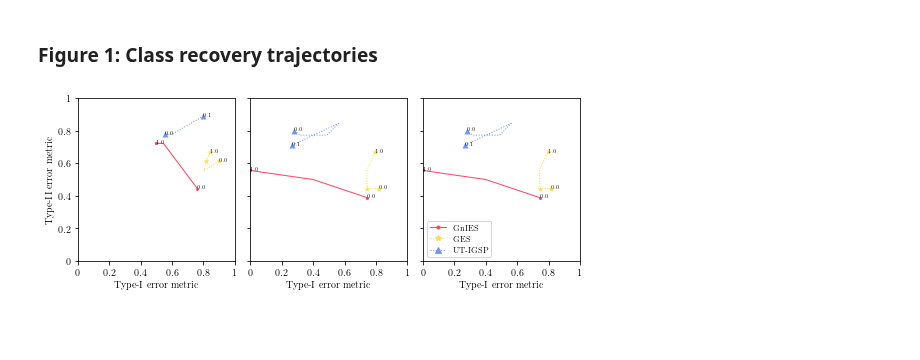
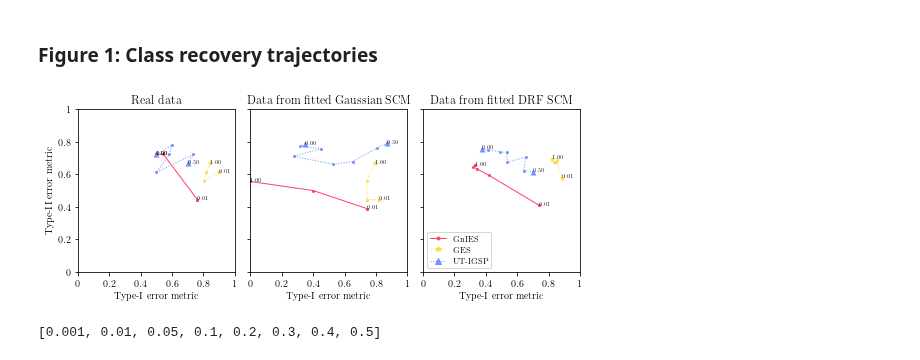
Before and after one commit to juangamella/gnies-paper, a Jupyter notebook: figure_sachs_experiments.ipynb, the cells around one changed output. Cells and saved outputs as stored; diff of their text form; code cells hidden in the pictures; blank space fills up the shorter version.

```diff
--- a/figure_sachs_experiments.ipynb
+++ b/figure_sachs_experiments.ipynb
@@ -88,19 +88,18 @@ gnies_y_drf = np.nanmean(gnies_metrics_drf[metrics.type_2_structc], axis=(0,3))
 # %% [markdown]
 **UT-IGSP**
 # %%
-ut_igsp_args, ut_igsp_results, _, ut_igsp_metrics_real, ut_igsp_lambdas = load_results(directory_real, 'ut_igsp')
-ut_igsp_args, ut_igsp_results, _, ut_igsp_metrics_gauss, ut_igsp_lambdas = load_results(directory_gauss, 'ut_igsp')
-ut_igsp_args, ut_igsp_results, _, ut_igsp_metrics_drf, ut_igsp_lambdas = load_results(directory_drf, 'ut_igsp')
+ut_igsp_args, ut_igsp_results, _, ut_igsp_metrics_real, ut_igsp_alphas_real = load_results(directory_real, 'ut_igsp',lambdas_idx=1)
+ut_igsp_args, ut_igsp_results, _, ut_igsp_metrics_gauss, ut_igsp_alphas_gauss = load_results(directory_gauss, 'ut_igsp',lambdas_idx=1)
+ut_igsp_args, ut_igsp_results, _, ut_igsp_metrics_drf, ut_igsp_alphas_drf = load_results(directory_drf, 'ut_igsp',lambdas_idx=1)
 
-idx = range(len(ut_igsp_lambdas))
-ut_igsp_x_real = np.nanmean(ut_igsp_metrics_real[metrics.type_1_structc], axis=(0,4))[idx,idx]
-ut_igsp_y_real = np.nanmean(ut_igsp_metrics_real[metrics.type_2_structc], axis=(0,4))[idx,idx]
+ut_igsp_x_real = np.nanmean(ut_igsp_metrics_real[metrics.type_1_structc], axis=(0,4))[:,0]
+ut_igsp_y_real = np.nanmean(ut_igsp_metrics_real[metrics.type_2_structc], axis=(0,4))[:,0]
 
-ut_igsp_x_gauss = np.nanmean(ut_igsp_metrics_gauss[metrics.type_1_structc], axis=(0,4))[idx,idx]
-ut_igsp_y_gauss = np.nanmean(ut_igsp_metrics_gauss[metrics.type_2_structc], axis=(0,4))[idx,idx]
+ut_igsp_x_gauss = np.nanmean(ut_igsp_metrics_gauss[metrics.type_1_structc], axis=(0,4))[:,0]
+ut_igsp_y_gauss = np.nanmean(ut_igsp_metrics_gauss[metrics.type_2_structc], axis=(0,4))[:,0]
 
-ut_igsp_x_drf = np.nanmean(ut_igsp_metrics_drf[metrics.type_1_structc], axis=(0,4))[idx,idx]
-ut_igsp_y_drf = np.nanmean(ut_igsp_metrics_drf[metrics.type_2_structc], axis=(0,4))[idx,idx]
+ut_igsp_x_drf = np.nanmean(ut_igsp_metrics_drf[metrics.type_1_structc], axis=(0,4))[:,0]
+ut_igsp_y_drf = np.nanmean(ut_igsp_metrics_drf[metrics.type_2_structc], axis=(0,4))[:,0]
 
 (ut_igsp_metrics_real[metrics.success_metric].mean()
  ,ut_igsp_metrics_gauss[metrics.success_metric].mean()
@@ -180,11 +178,11 @@ print_names = {'gnies': 'GnIES',
 
 def plot_metric(ax, values_x, values_y, lambdas, method, points, text):
     ax.plot(values_x, values_y, color=color[method], linestyle=style[method], **lineopts)
-    for j in points:
-        ax.scatter(values_x[j], values_y[j], color=color[method], marker=marker[method], linewidth=0)
-        l = lambdas[j]
+    for j,l in enumerate(lambdas):
+        ax.scatter(values_x[j], values_y[j], color=color[method], marker='.', linewidth=0)
         if text and (j==0 or j==points[-1]):
-            ax.text(values_x[j], values_y[j], "$%0.1f$" % l, fontsize=textsize)
+            ax.scatter(values_x[j], values_y[j], color=color[method], marker=marker[method], linewidth=0)
+            ax.text(values_x[j], values_y[j], "$%0.2f$" % l, fontsize=textsize)
 
 def set_ax(ax, yticks=True):
     ax.set_xlim([0,1])
@@ -207,10 +205,11 @@ ax = plt.gca()
 # Plot GnIES
 plot_metric(ax, gnies_x_real, gnies_y_real, gnies_lambdas, 'gnies', [0,2,len(gnies_lambdas)-1], True)
 # Plot UT-IGSP
-plot_metric(ax, ut_igsp_x_real, ut_igsp_y_real, ut_igsp_lambdas, 'ut_igsp', [0,len(ut_igsp_lambdas)-1], True)
+plot_metric(ax, ut_igsp_x_real, ut_igsp_y_real, ut_igsp_alphas_real, 'ut_igsp', [0,len(ut_igsp_alphas_real)-1], True)
 # Plot GES
 plot_metric(ax, ges_x_real, ges_y_real, ges_lambdas, 'ges', [0,2,len(ges_lambdas)-1], True)
 set_ax(ax, yticks=True)
+ax.set_title("Real data")
 
 ###########################
 # PLOT GAUSSIAN DATA
@@ -219,38 +218,43 @@ ax = plt.gca()
 # Plot GnIES
 plot_metric(ax, gnies_x_gauss, gnies_y_gauss, gnies_lambdas, 'gnies', [0,2,len(gnies_lambdas)-1], True)
 # Plot UT-IGSP
-plot_metric(ax, ut_igsp_x_gauss, ut_igsp_y_gauss, ut_igsp_lambdas, 'ut_igsp', [0,len(ut_igsp_lambdas)-1], True)
+plot_metric(ax, ut_igsp_x_gauss, ut_igsp_y_gauss, ut_igsp_alphas_gauss, 'ut_igsp', [0,len(ut_igsp_alphas_gauss)-1], True)
 # Plot GES
 plot_metric(ax, ges_x_gauss, ges_y_gauss, ges_lambdas, 'ges', [0,2,len(ges_lambdas)-1], True)
 set_ax(ax, yticks=False)
+ax.set_title("Data from fitted Gaussian SCM")
 
 ###########################
 # PLOT DRF DATA
 plt.subplot(gs[2])
 ax = plt.gca()
 # Plot GnIES
 plot_metric(ax, gnies_x_drf, gnies_y_drf, gnies_lambdas, 'gnies', [0,2,len(gnies_lambdas)-1], True)
 # Plot UT-IGSP
-plot_metric(ax, ut_igsp_x_drf, ut_igsp_y_drf, ut_igsp_lambdas, 'ut_igsp', [0,len(ut_igsp_lambdas)-1], True)
+plot_metric(ax, ut_igsp_x_drf, ut_igsp_y_drf, ut_igsp_alphas_drf, 'ut_igsp', [0,len(ut_igsp_alphas_drf)-1], True)
 # Plot GES
 plot_metric(ax, ges_x_drf, ges_y_drf, ges_lambdas, 'ges', [0,2,len(ges_lambdas)-1], True)
 set_ax(ax, yticks=False)
-
+ax.set_title("Data from fitted DRF SCM")
 
 # Build legend
 method_entries = [Line2D([0], [0],
                          linewidth=1,
                          linestyle=style[method],
                          marker=marker[method],
                          color=color[method]) for method in print_names.keys()]
 method_str = list(print_names.values())
 ax.legend(method_entries, #+ sample_size_entries
           method_str, # + sample_size_str
           prop={'size':8},
           loc='lower left',
         ncol=1)
 
 
 plt.savefig('figures/figure_sachs.pdf', bbox_inches='tight')
 # %% [output]
-[figure, old version]
+[figure, new version]
+# %%
+ut_igsp_alphas_real
+# %% [output]
+[0.001, 0.01, 0.05, 0.1, 0.2, 0.3, 0.4, 0.5]
```
Also changed, not shown: parts of 4 cells of this notebook, 1 other file.
